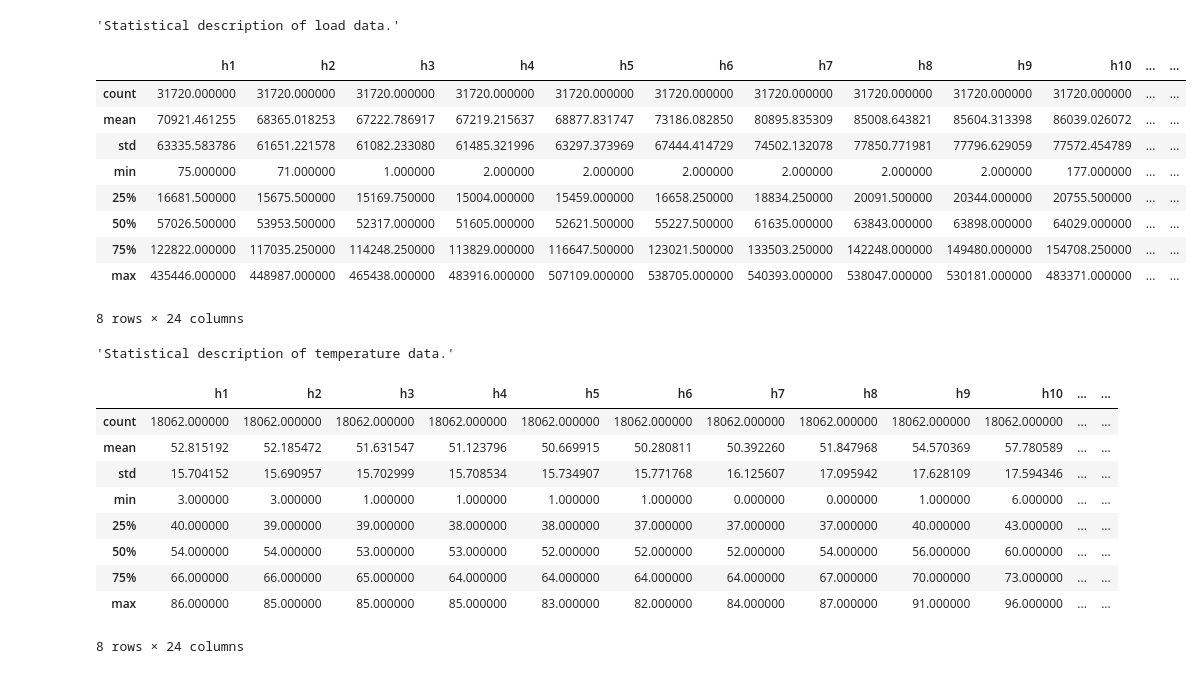
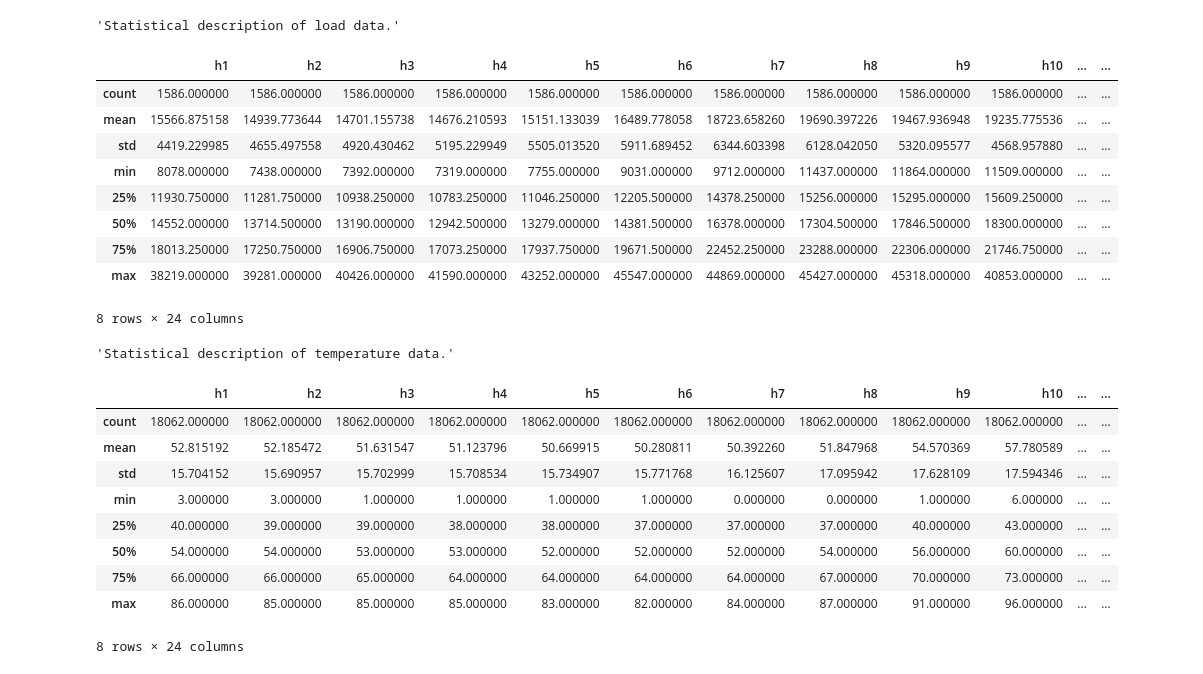
Before and after one commit to Prakash2403/SIH-2k18, a Jupyter notebook: Analysis.ipynb, the cells around one changed output. Cells and saved outputs as stored; diff of their text form; code cells hidden in the pictures.

```diff
--- a/Analysis.ipynb
+++ b/Analysis.ipynb
@@ -25,25 +25,26 @@ def scale_data(data):
     return temp_data
 # %%
 load_data = pandas.read_csv('data/Load_history.csv')
+load_data = load_data[load_data.zone_id==1]
 temperature_data = pandas.read_csv('data/temperature_history.csv')
 load_data, temperature_data = preprocess_data(load_data, temperature_data)
 display("Statistical description of load data.")
 display(load_data.describe())
 display("Statistical description of temperature data.")
 display(temperature_data.describe())
 scaled_load_data = scale_data(load_data)
 scaled_temparature_data = scale_data(temperature_data)
 # %% [output]
 'Statistical description of load data.'
 |  | h1 | h2 | h3 | h4 | h5 | h6 | h7 | h8 | h9 | h10 | ... | ... |
-| count | 31720.000000 | 31720.000000 | 31720.000000 | 31720.000000 | 31720.000000 | 31720.000000 | 31720.000000 | 31720.000000 | 31720.000000 | 31720.000000 | ... | ... |
-| mean | 70921.461255 | 68365.018253 | 67222.786917 | 67219.215637 | 68877.831747 | 73186.082850 | 80895.835309 | 85008.643821 | 85604.313398 | 86039.026072 | ... | ... |
-| std | 63335.583786 | 61651.221578 | 61082.233080 | 61485.321996 | 63297.373969 | 67444.414729 | 74502.132078 | 77850.771981 | 77796.629059 | 77572.454789 | ... | ... |
-| min | 75.000000 | 71.000000 | 1.000000 | 2.000000 | 2.000000 | 2.000000 | 2.000000 | 2.000000 | 2.000000 | 177.000000 | ... | ... |
-| 25% | 16681.500000 | 15675.500000 | 15169.750000 | 15004.000000 | 15459.000000 | 16658.250000 | 18834.250000 | 20091.500000 | 20344.000000 | 20755.500000 | ... | ... |
-| 50% | 57026.500000 | 53953.500000 | 52317.000000 | 51605.000000 | 52621.500000 | 55227.500000 | 61635.000000 | 63843.000000 | 63898.000000 | 64029.000000 | ... | ... |
-| 75% | 122822.000000 | 117035.250000 | 114248.250000 | 113829.000000 | 116647.500000 | 123021.500000 | 133503.250000 | 142248.000000 | 149480.000000 | 154708.250000 | ... | ... |
-| max | 435446.000000 | 448987.000000 | 465438.000000 | 483916.000000 | 507109.000000 | 538705.000000 | 540393.000000 | 538047.000000 | 530181.000000 | 483371.000000 | ... | ... |
+| count | 1586.000000 | 1586.000000 | 1586.000000 | 1586.000000 | 1586.000000 | 1586.000000 | 1586.000000 | 1586.000000 | 1586.000000 | 1586.000000 | ... | ... |
+| mean | 15566.875158 | 14939.773644 | 14701.155738 | 14676.210593 | 15151.133039 | 16489.778058 | 18723.658260 | 19690.397226 | 19467.936948 | 19235.775536 | ... | ... |
+| std | 4419.229985 | 4655.497558 | 4920.430462 | 5195.229949 | 5505.013520 | 5911.689452 | 6344.603398 | 6128.042050 | 5320.095577 | 4568.957880 | ... | ... |
+| min | 8078.000000 | 7438.000000 | 7392.000000 | 7319.000000 | 7755.000000 | 9031.000000 | 9712.000000 | 11437.000000 | 11864.000000 | 11509.000000 | ... | ... |
+| 25% | 11930.750000 | 11281.750000 | 10938.250000 | 10783.250000 | 11046.250000 | 12205.500000 | 14378.250000 | 15256.000000 | 15295.000000 | 15609.250000 | ... | ... |
+| 50% | 14552.000000 | 13714.500000 | 13190.000000 | 12942.500000 | 13279.000000 | 14381.500000 | 16378.000000 | 17304.500000 | 17846.500000 | 18300.000000 | ... | ... |
+| 75% | 18013.250000 | 17250.750000 | 16906.750000 | 17073.250000 | 17937.750000 | 19671.500000 | 22452.250000 | 23288.000000 | 22306.000000 | 21746.750000 | ... | ... |
+| max | 38219.000000 | 39281.000000 | 40426.000000 | 41590.000000 | 43252.000000 | 45547.000000 | 44869.000000 | 45427.000000 | 45318.000000 | 40853.000000 | ... | ... |
 8 rows × 24 columns
 'Statistical description of temperature data.'
 |  | h1 | h2 | h3 | h4 | h5 | h6 | h7 | h8 | h9 | h10 | ... | ... |
```
Also changed, not shown: parts of 11 cells of this notebook.
